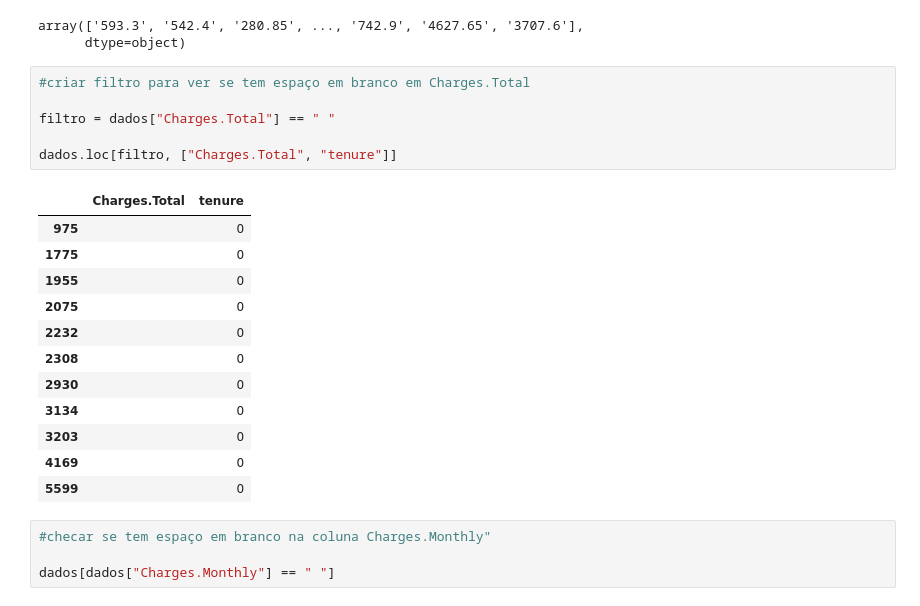
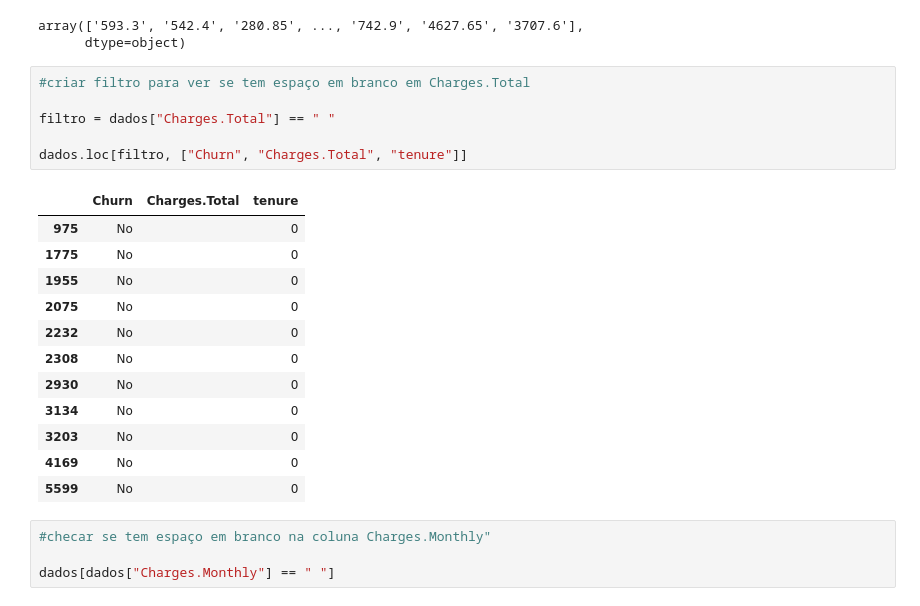
Before and after one commit to beatricemarx/G9ONE_Chalenge_TelecomX, a Jupyter notebook: TelecomX_BR.ipynb, the cells around one changed output. Cells and saved outputs as stored; diff of their text form.

```diff
--- a/TelecomX_BR.ipynb
+++ b/TelecomX_BR.ipynb
@@ -141,22 +141,22 @@ array(['593.3', '542.4', '280.85', ..., '742.9', '4627.65', '3707.6'],
 # %%
 #criar filtro para ver se tem espaço em branco em Charges.Total
 
 filtro = dados["Charges.Total"] == " "
 
-dados.loc[filtro, ["Charges.Total", "tenure"]]
+dados.loc[filtro, ["Churn", "Charges.Total", "tenure"]]
 # %% [output]
-|  | Charges.Total | tenure |
-| 975 |  | 0 |
-| 1775 |  | 0 |
-| 1955 |  | 0 |
-| 2075 |  | 0 |
-| 2232 |  | 0 |
-| 2308 |  | 0 |
-| 2930 |  | 0 |
-| 3134 |  | 0 |
-| 3203 |  | 0 |
-| 4169 |  | 0 |
-| 5599 |  | 0 |
+|  | Churn | Charges.Total | tenure |
+| 975 | No |  | 0 |
+| 1775 | No |  | 0 |
+| 1955 | No |  | 0 |
+| 2075 | No |  | 0 |
+| 2232 | No |  | 0 |
+| 2308 | No |  | 0 |
+| 2930 | No |  | 0 |
+| 3134 | No |  | 0 |
+| 3203 | No |  | 0 |
+| 4169 | No |  | 0 |
+| 5599 | No |  | 0 |
 # %%
 #checar se tem espaço em branco na coluna Charges.Monthly"
 
```
Also changed, not shown: parts of 17 cells of this notebook.
